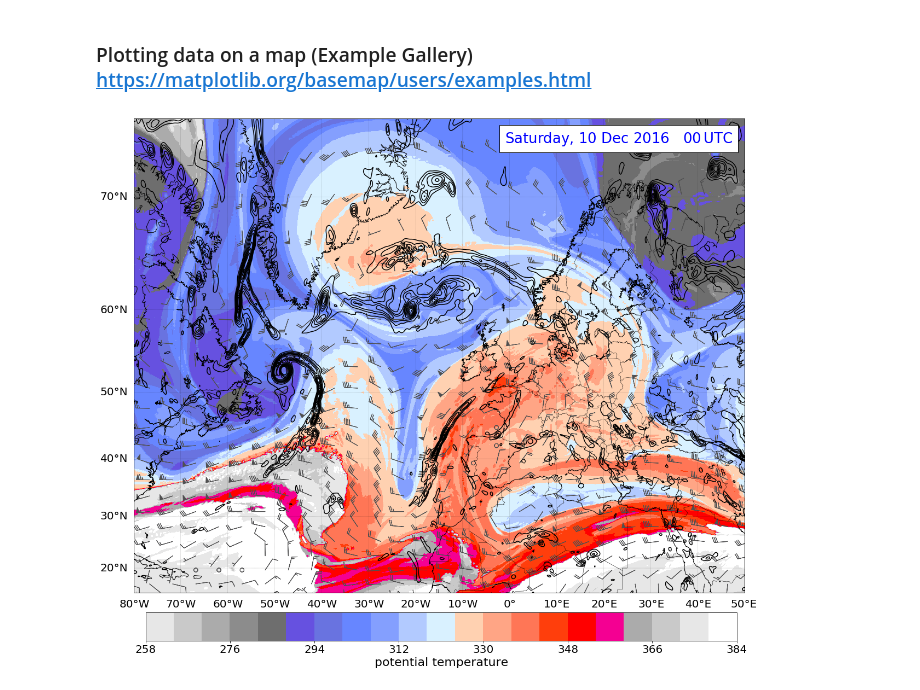
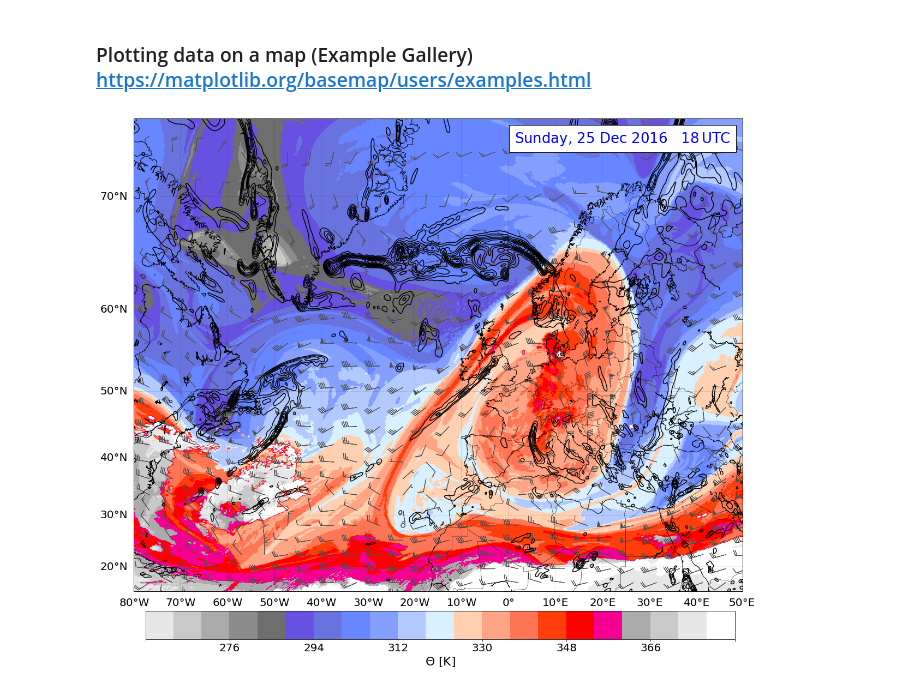
Before and after one commit to franzihe/Python_Masterthesis, a Jupyter notebook: Dyn_TropPause.ipynb, the cells around one changed output. Drawn from its saved outputs; the diff is of its cells as text; code cells hidden in the pictures.

Commit message:
adjust colorbar

```diff
--- a/Dyn_TropPause.ipynb
+++ b/Dyn_TropPause.ipynb
@@ -30,8 +30,8 @@ import calendar
 # %%
 year = '2016'
 mon = '12'
-day = '10'
-time = '00'
+day = '25'
+time = '18'
 # %%
 ### define colors for colorbar
 champ = 255
@@ -78,4 +78,4 @@ def shiftgrb(grb,val):
 
     lons,lats = np.meshgrid(lons,lats)
     plons,plats = m(lons,lats)
-    return(plons,plats,lons,lats,val);
+    return(plons,plats,val);
@@ -174,7 +139,7 @@ m = Basemap(projection='merc', \
 ### Latitudes, Longitudes and shiftgrid
 
 
-plonsPT,platsPT,lonsPT,latsPT, PT = shiftgrb(grbPT,PT)
-plonsVO,platsVO,lonsVO,latsVO, rel_vort = shiftgrb(grbVO,rel_vort)
-plonsU,platsU,lonsU,latsU, wind_u = shiftgrb(grbUV,wind_u)
-plonsV,platsV,lonsV,latsV, wind_v = shiftgrb(grbUV,wind_v)
+plonsPT,platsPT, PT = shiftgrb(grbPT,PT)
+plonsVO,platsVO, rel_vort = shiftgrb(grbVO,rel_vort)
+plonsU,platsU, wind_u = shiftgrb(grbUV,wind_u)
+plonsV,platsV, wind_v = shiftgrb(grbUV,wind_v)
@@ -229,41 +190,44 @@ thickness = np.arange(.5*10**(-4), 6*10**(-4),.5*10**(-4))
 CVO = m.contour(plonsVO,platsVO,rel_vort,thickness,colors='k')
 
 ### plot wind barbs
-m.barbs(plonsUV,platsUV,u_wind,v_wind,barbcolor=[no22]) #darkslategray
-
+#m.barbs(plonsUV,platsUV,u_wind,v_wind,barbcolor=[no22]) #darkslategray
+# use only every 20, 35 value from the wind
+m.barbs(plonsU[::20,::35],platsU[::20,::35],wind_u[::20,::35],wind_v[::20,::35],barbcolor=[no22])
 
 ### Add Colorbar
 cbaxes = fig.add_axes([0.14, 0.05, .75, .045] )   #[left, bottom, width, height]
 cbar = plt.colorbar(cs,orientation='horizontal',cax = cbaxes)#, cax = cbaxes)#, shrink=0.5)
-cbar.ax.set_xlabel('potential temperature',fontsize=22)
+cbar.ax.set_xlabel('$\Theta$ [K]',fontsize=22)
+cbar.ax.set_xticklabels(['','276', '294', '312', '330', '348', '366', ''])  # horizontal colorbar
+
 cbar.ax.tick_params(labelsize=20)
 #cbar.ax.set_aspect(50)
 
 
 ### Add Textbox
 ax.text(0.98,0.94, '%s, %s %s %s   %s$\,$UTC' %(calday, day, calmon, year, time),
        verticalalignment = 'bottom',  horizontalalignment='right',
        transform = ax.transAxes,
        color ='blue', fontsize=26,
        bbox={'facecolor':'white','alpha':1., 'pad':10})
 
 
 ### Title
 #fig.suptitle('Dynamic Tropopause Map at 2 PVU', fontsize=16, fontweight='bold')
 #ax.set_title('wind barbs (m$\,$s$^{-1}$), \n \
 #potential temperature (K, shaded according to colorbar), \n \
 #925-850$\,$hPa layer-averaged cyclonic relative vorticity (black contours, every 0.5 x 10$^{-4}$$\,$s$^{-1}$) \n', \
 #            fontsize=13)
 
 
 
 ### Save
 plt.savefig('../synoptic_figs/DynTropo/%s%s%s_%s.png' % (year, mon, day,time))
 ## with header
 #plt.savefig('../synoptic_figs/DynTropo/%s%s%s_%s_header.png' % (year, mon, day,time))
 #plt.savefig('dyn_tropo.png')     # Set the output file name
 
 plt.show()
 plt.close()
 # %% [output]
-[figure, old version]
+[figure, new version]
```
Also changed, not shown: parts of 2 cells of this notebook, 1 other file.
